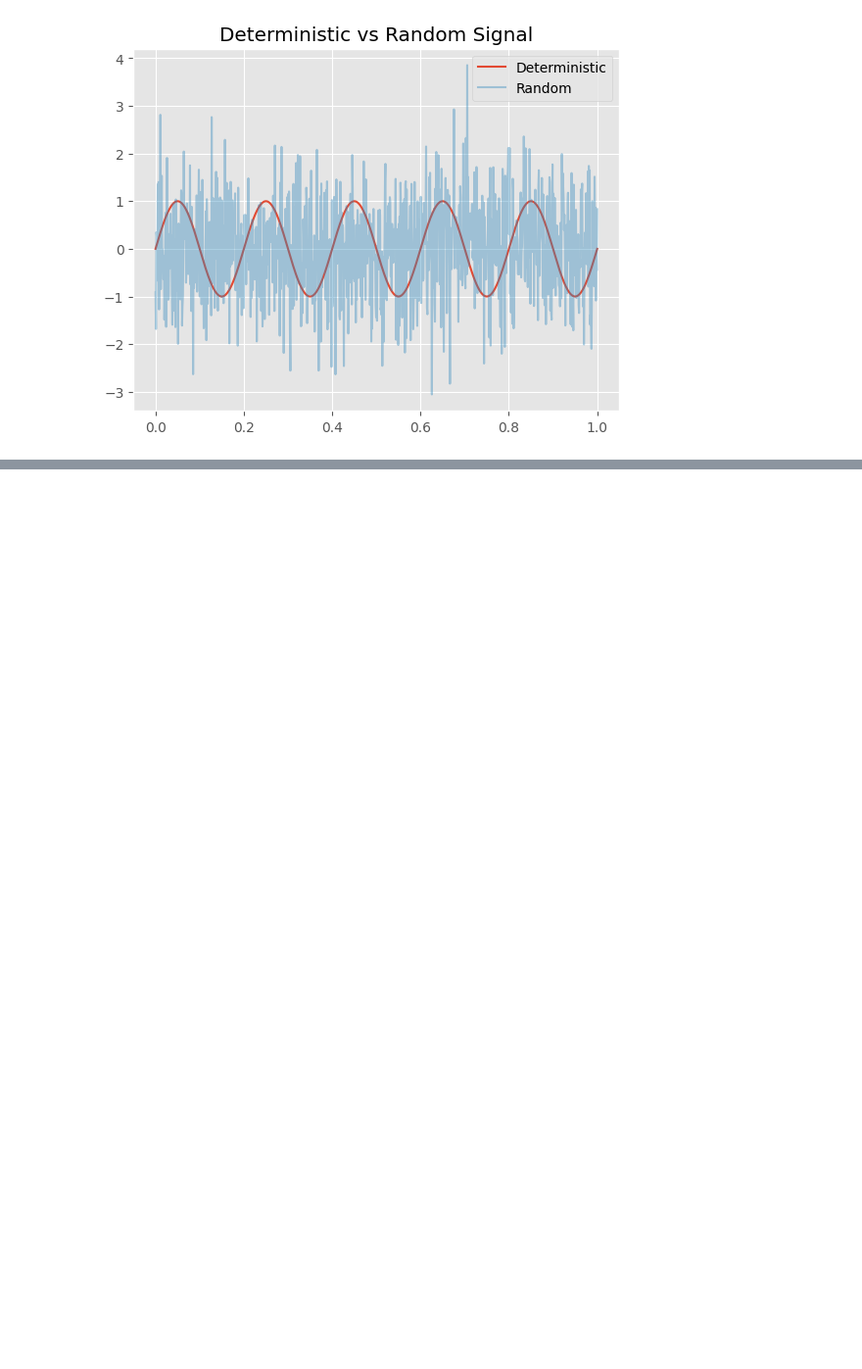
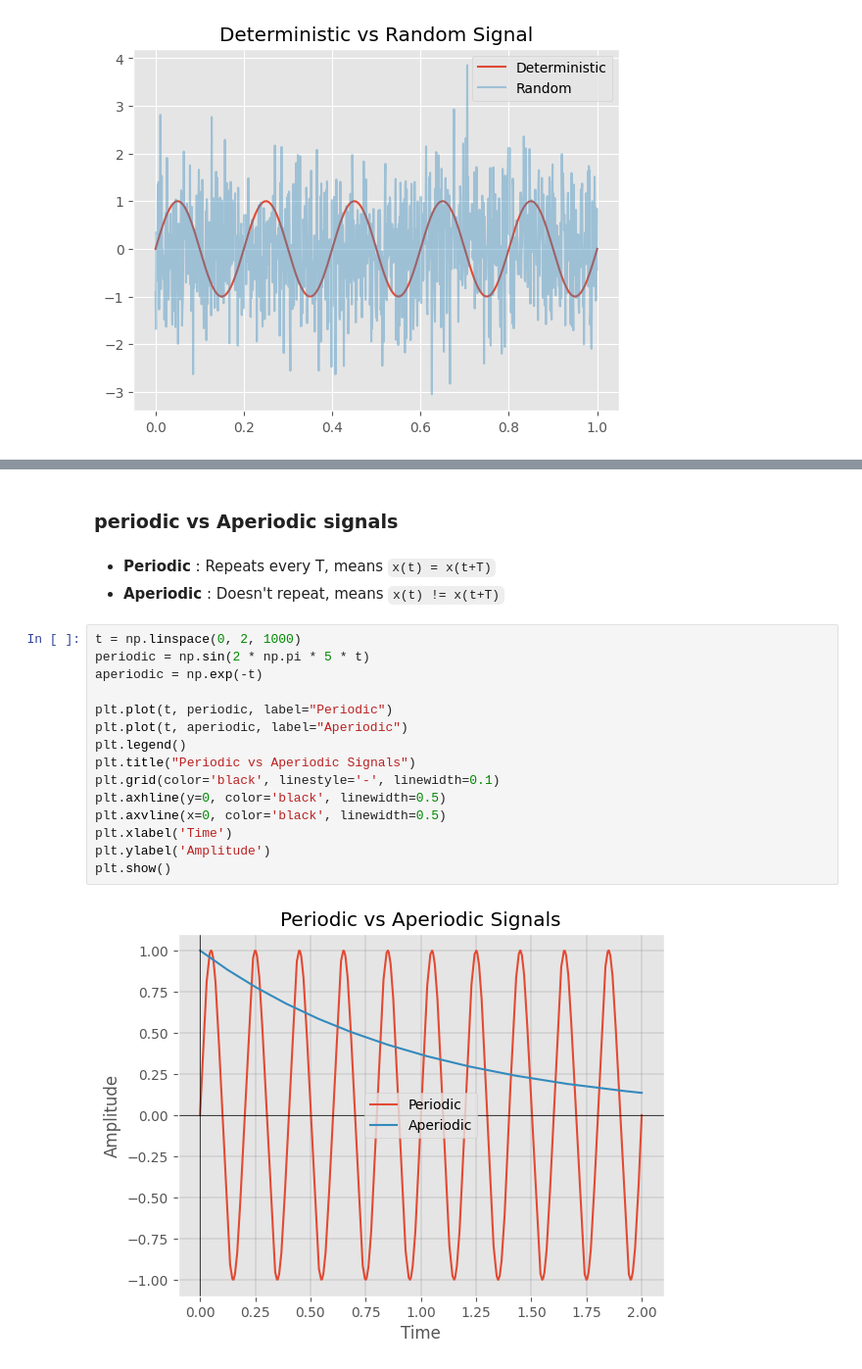
Before and after one commit to Oshadha345/Signals_and_Systems, a Jupyter notebook: Notebook/Signals.ipynb, the cells around one changed output, grey strips where cells are left out. Shown at 98% size. Drawn from its saved outputs; the diff is of its cells as text; blank space fills up the shorter version.

```diff
--- a/Notebook/Signals.ipynb
+++ b/Notebook/Signals.ipynb
@@ -184,0 +326,22 @@ plt.show()
+# %% [markdown]
+### periodic vs Aperiodic signals
+# %% [markdown]
+- __Periodic__ : Repeats every T, means `x(t) = x(t+T)`
+- __Aperiodic__ : Doesn't repeat, means `x(t) != x(t+T)`
+# %%
+t = np.linspace(0, 2, 1000)
+periodic = np.sin(2 * np.pi * 5 * t)
+aperiodic = np.exp(-t)
+
+plt.plot(t, periodic, label="Periodic")
+plt.plot(t, aperiodic, label="Aperiodic")
+plt.legend()
+plt.title("Periodic vs Aperiodic Signals")
+plt.grid(color='black', linestyle='-', linewidth=0.1)
+plt.axhline(y=0, color='black', linewidth=0.5)
+plt.axvline(x=0, color='black', linewidth=0.5)
+plt.xlabel('Time')
+plt.ylabel('Amplitude')
+plt.show()
+# %% [output]
+[figure, added]
```
Also changed, not shown: parts of 10 cells of this notebook.
